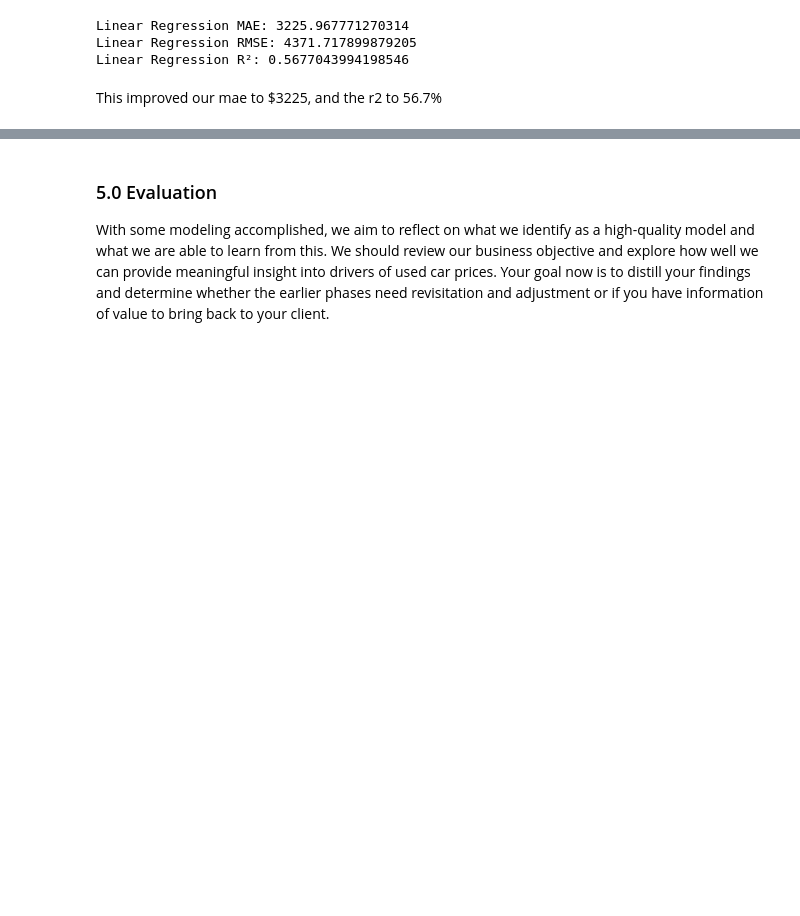
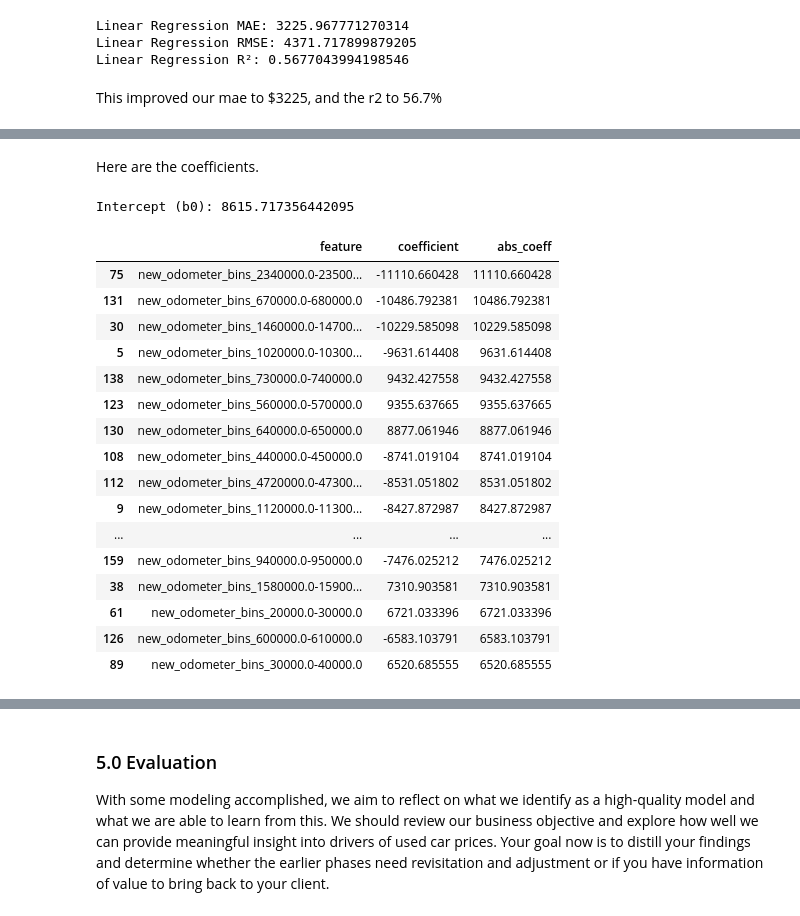
Before and after one commit to jeffreylgoode/what-drives-car-prices, a Jupyter notebook: notebooks/car_price_analysis.ipynb, the cells around one changed output, grey strips where cells are left out. Cells and saved outputs as stored; diff of their text form; code cells hidden in the pictures; blank space fills up the shorter version.

```diff
--- a/notebooks/car_price_analysis.ipynb
+++ b/notebooks/car_price_analysis.ipynb
@@ -2682,0 +3099,61 @@ print("Selected feature names:", sfs.k_feature_names_)
+# %% [markdown]
+Here are the coefficients.
+# %%
+import pandas as pd
+import numpy as np
+
+# 1. Get the trained linear regression model inside the pipeline
+lin_reg = lin_model.named_steps["model"]
+
+# 2. Get the ColumnTransformer
+ct = lin_model.named_steps["preprocess"]
+
+# 3. Extract feature names from the ColumnTransformer
+feature_names = []
+
+for name, transformer, cols in ct.transformers_:
+    if name == "cat":
+        # OneHotEncoder expands categories
+        ohe = transformer
+        ohe_feature_names = ohe.get_feature_names_out(cols)
+        feature_names.extend(ohe_feature_names)
+    elif name == "num":
+        # Numeric passthrough columns stay as-is
+        feature_names.extend(cols)
+
+# 4. Extract coefficients and intercept
+coefficients = lin_reg.coef_
+intercept = lin_reg.intercept_
+
+# 5. Combine into a DataFrame
+coef_df = pd.DataFrame({
+    "feature": feature_names,
+    "coefficient": coefficients
+})
+
+# 6. Sort by absolute impact (optional but helpful)
+coef_df["abs_coeff"] = coef_df["coefficient"].abs()
+coef_df = coef_df.sort_values("abs_coeff", ascending=False)
+
+# 7. Display results
+print("Intercept (b0):", intercept)
+coef_df.head(20)  # show top 20 most impactful coefficients
+# %% [output]
+Intercept (b0): 8615.717356442095
+|  | feature | coefficient | abs_coeff |
+| 75 | new_odometer_bins_2340000.0-23500... | -11110.660428 | 11110.660428 |
+| 131 | new_odometer_bins_670000.0-680000.0 | -10486.792381 | 10486.792381 |
+| 30 | new_odometer_bins_1460000.0-14700... | -10229.585098 | 10229.585098 |
+| 5 | new_odometer_bins_1020000.0-10300... | -9631.614408 | 9631.614408 |
+| 138 | new_odometer_bins_730000.0-740000.0 | 9432.427558 | 9432.427558 |
+| 123 | new_odometer_bins_560000.0-570000.0 | 9355.637665 | 9355.637665 |
+| 130 | new_odometer_bins_640000.0-650000.0 | 8877.061946 | 8877.061946 |
+| 108 | new_odometer_bins_440000.0-450000.0 | -8741.019104 | 8741.019104 |
+| 112 | new_odometer_bins_4720000.0-47300... | -8531.051802 | 8531.051802 |
+| 9 | new_odometer_bins_1120000.0-11300... | -8427.872987 | 8427.872987 |
+| ... | ... | ... | ... |
+| 159 | new_odometer_bins_940000.0-950000.0 | -7476.025212 | 7476.025212 |
+| 38 | new_odometer_bins_1580000.0-15900... | 7310.903581 | 7310.903581 |
+| 61 | new_odometer_bins_20000.0-30000.0 | 6721.033396 | 6721.033396 |
+| 126 | new_odometer_bins_600000.0-610000.0 | -6583.103791 | 6583.103791 |
+| 89 | new_odometer_bins_30000.0-40000.0 | 6520.685555 | 6520.685555 |
```
Also changed, not shown: parts of 111 cells of this notebook.
